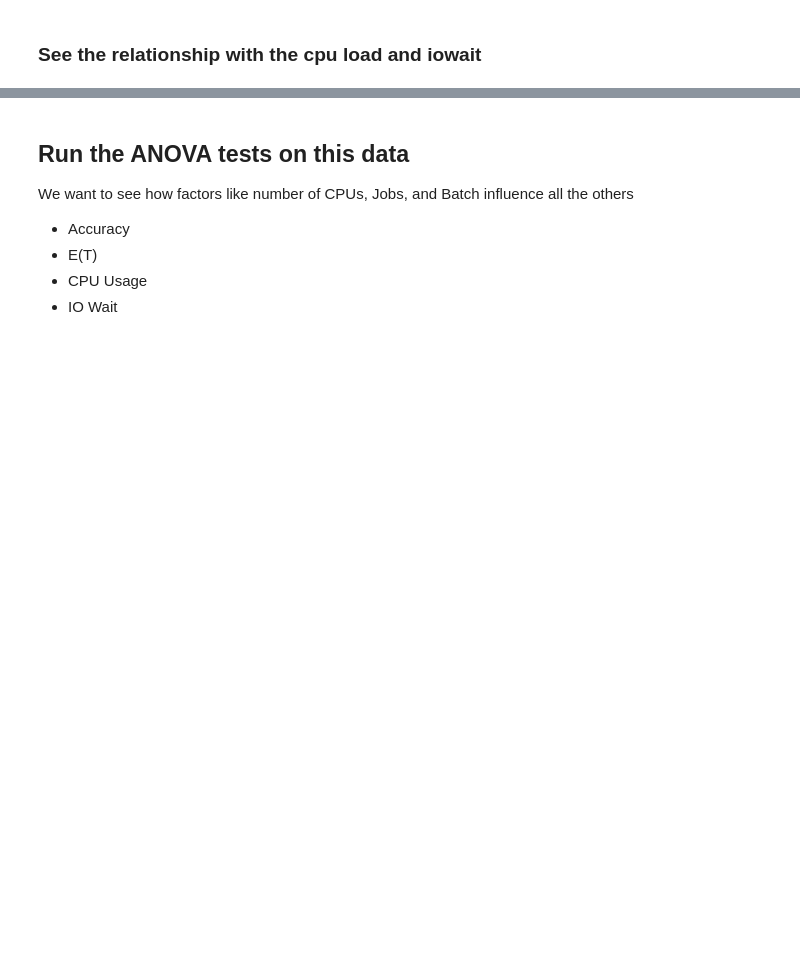
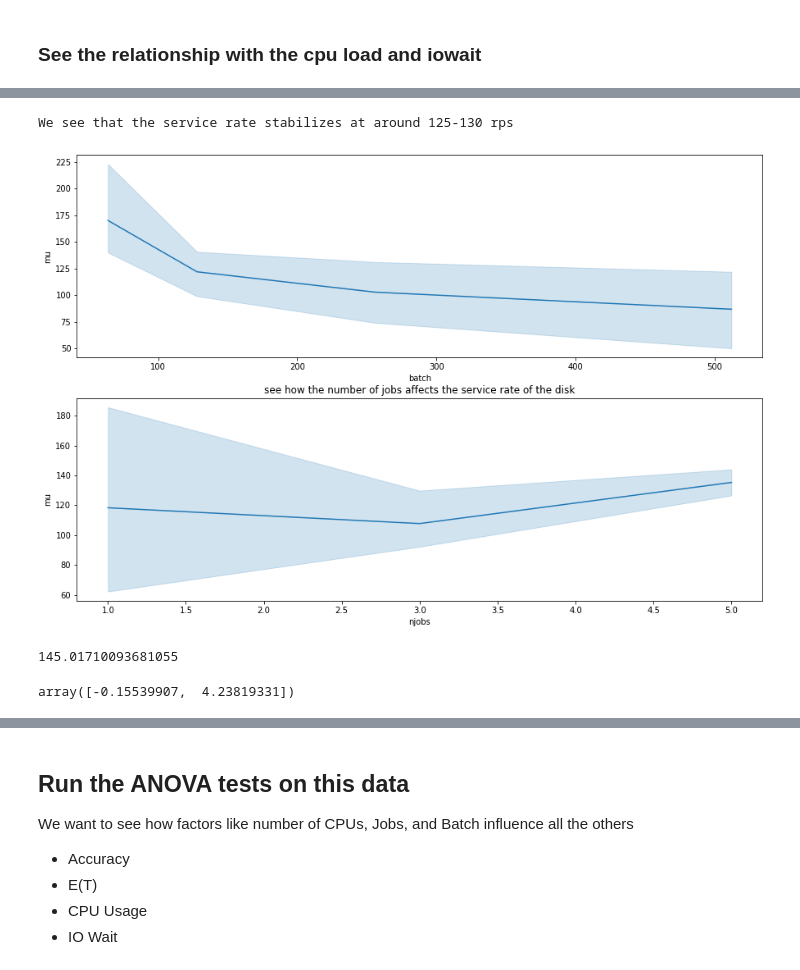
Before and after one commit to sharwinbobde/Courier-BigDL-Study, a Jupyter notebook: experiment-results.ipynb, the cells around one changed output, grey strips where cells are left out. Drawn from its saved outputs; the diff is of its cells as text; code cells hidden in the pictures; blank space fills up the shorter version.

```diff
--- a/experiment-results.ipynb
+++ b/experiment-results.ipynb
@@ -392,0 +491,28 @@ sns.barplot(x='batch', y='iowait_mean', data=results_df, ax=ax4);
+# %%
+Tcpu = 0.045
+mu_cpu = 1/Tcpu
+num_examples = 60000
+num_epochs = 10
+
+
+mus = {
+    'batch':[],
+    'njobs':[],
+    'mu':[]
+}
+
+for (batch, njobs) , row in serv_df.iterrows():
+    # Calculate the new numbers
+    l_disk = njobs * mu_cpu
+    T = row.time
+    Nt = (num_examples/batch) * num_epochs
+    mu_disk = (1/((T/Nt) - Tcpu)) + l_disk
+
+    mus['batch'].append(batch)
+    mus['njobs'].append(njobs)
+    mus['mu'].append(mu_disk)
+
+
+df_mu = pd.DataFrame(mus)
+
+df_mu
@@ -392,0 +533,41 @@ sns.barplot(x='batch', y='iowait_mean', data=results_df, ax=ax4);
+# %%
+f, (ax1, ax2) = plt.subplots(2, figsize=(15, 10))
+
+plt.title('see how the number of jobs affects the service rate of the disk')
+sns.lineplot(x='batch', y='mu', data=df_mu, ax=ax1)
+sns.lineplot(x='njobs', y='mu', data=df_mu, ax=ax2)
+
+print('We see that the service rate stabilizes at around 125-130 rps')
+# %% [output]
+We see that the service rate stabilizes at around 125-130 rps
+[figure, added]
+# %%
+# Try to fit a linear regression
+
+from sklearn.linear_model import LinearRegression
+from sklearn.metrics import mean_squared_error
+
+
+# print((X[:,0]**2).shape)
+X = df_mu[['batch', 'njobs']].values
+# print((X[:,0]**2).shape)
+# X = np.hstack((X, (X[:,0]**2).reshape(-1,1), (X[:,1]**2).reshape(-1,1)))
+
+
+l = LinearRegression()
+l.fit(X, df_mu['mu'])
+
+display(l.intercept_, l.coef_)
+
+# so the best line of how it varies --> mu = -0.15 * batch + 4.23 * njobs + 145
+
+# get the parameters
+
+coef_batch, coef_jobs = l.coef_
+intercept = l.intercept_
+
+
+# mean_squared_error(y_pred, df_mu['mu'])
+# %% [output]
+145.01710093681055
+array([-0.15539907,  4.23819331])
```
Also changed, not shown: parts of 17 cells of this notebook.
